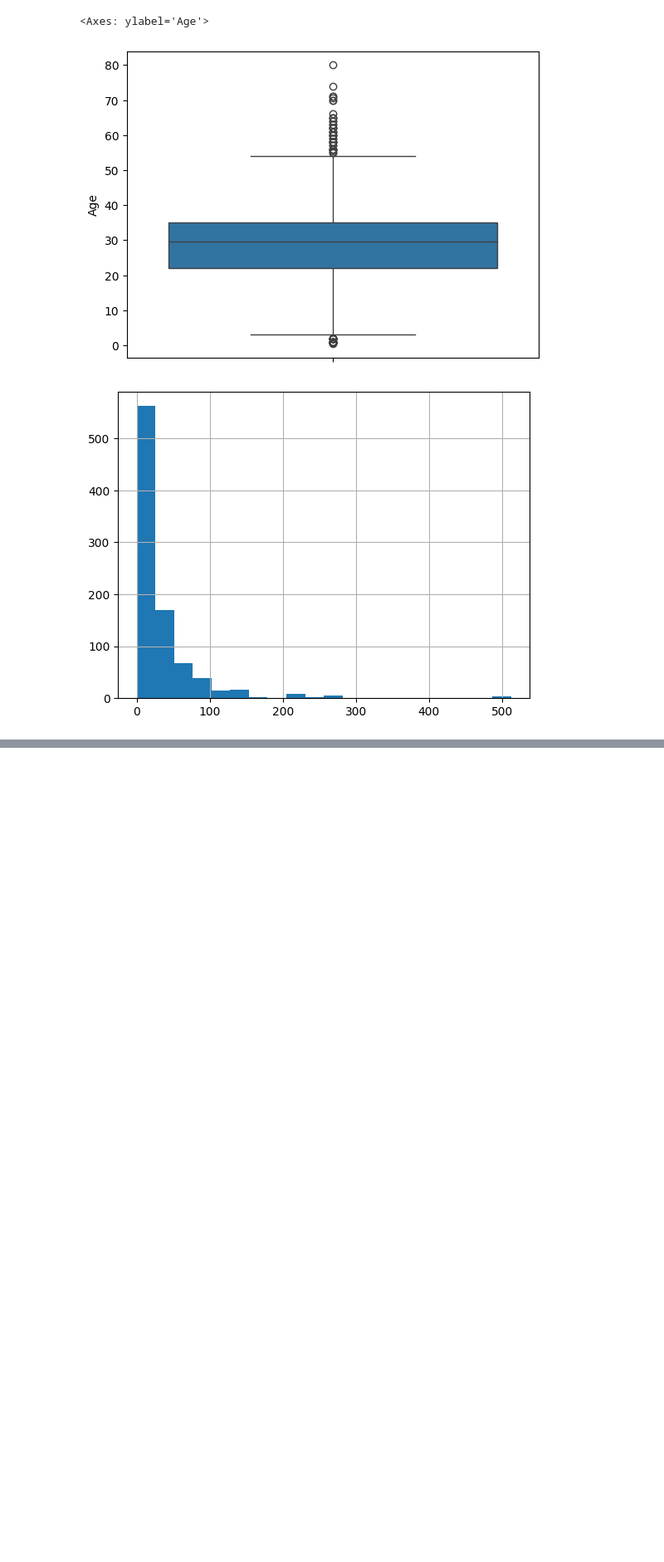
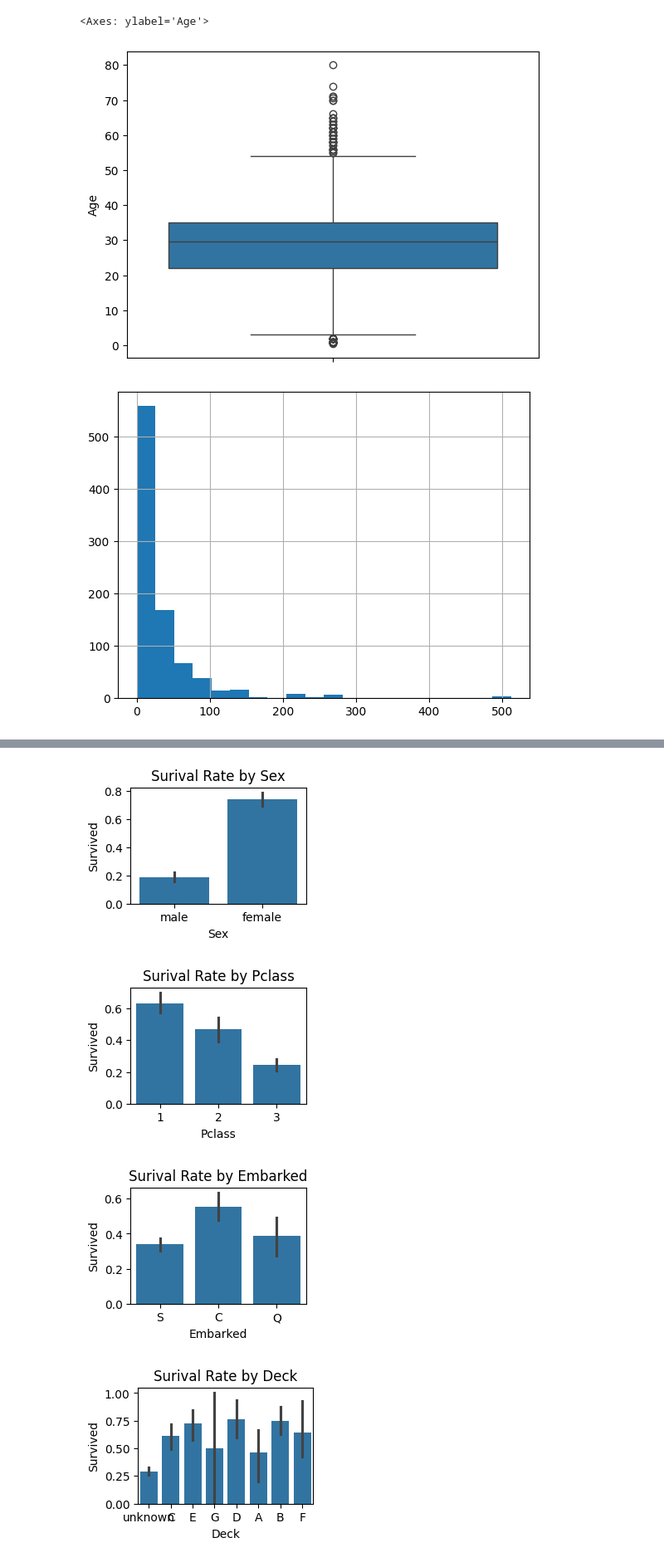
Before and after one commit to yowa-tatiana/HexSoftwares_Titanic_Survival, a Jupyter notebook: Titanic_Survival.ipynb, the cells around one changed output, grey strips where cells are left out. Shown at 83% size. Drawn from its saved outputs; the diff is of its cells as text; code cells hidden in the pictures; blank space fills up the shorter version.

```diff
--- a/Titanic_Survival.ipynb
+++ b/Titanic_Survival.ipynb
@@ -306,0 +386,18 @@ Dataset.head()
+# %%
+
+def plotting(x_title,title,size):
+    plt.figure(figsize=(6,4))
+    plt.subplot(2, 2, size)
+    sns.barplot(data=Dataset, x=x_title, y="Survived")
+    plt.title(title)
+    plt.show()
+# %%
+plotting("Sex","Surival Rate by Sex",1)
+plotting("Pclass","Surival Rate by Pclass",2)
+plotting("Embarked","Surival Rate by Embarked",3)
+plotting("Deck","Surival Rate by Deck",4)
+# %% [output]
+[figure, added]
+[figure, added]
+[figure, added]
+[figure, added]
```
Also changed, not shown: parts of 16 cells of this notebook.
